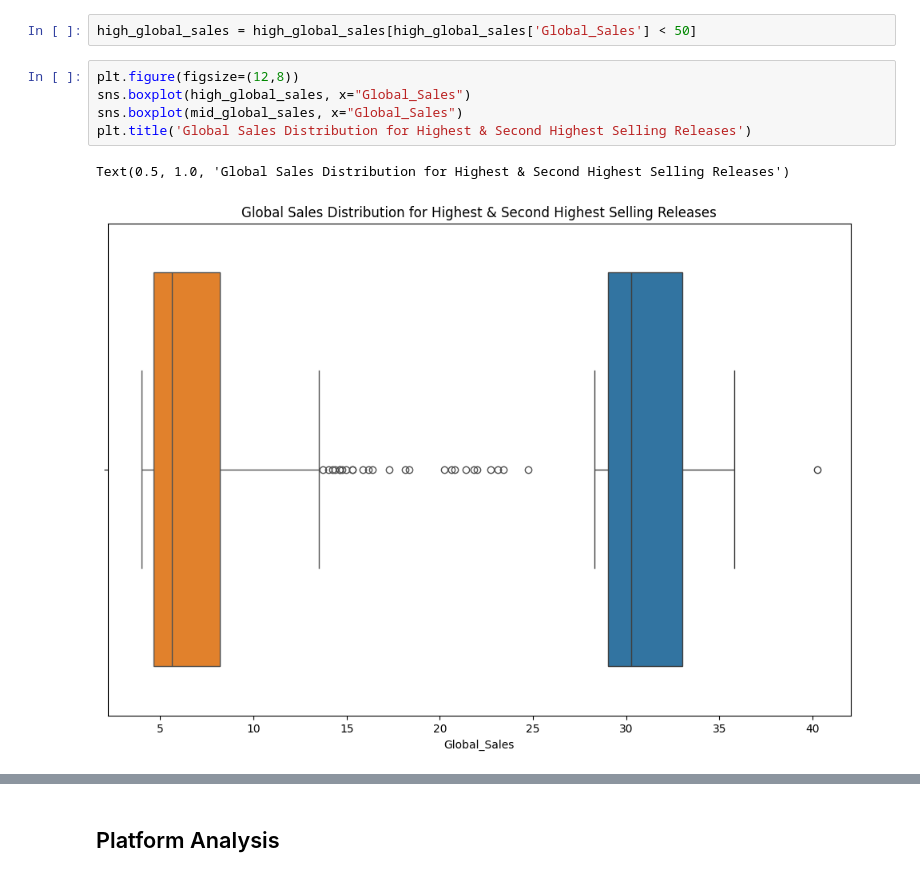
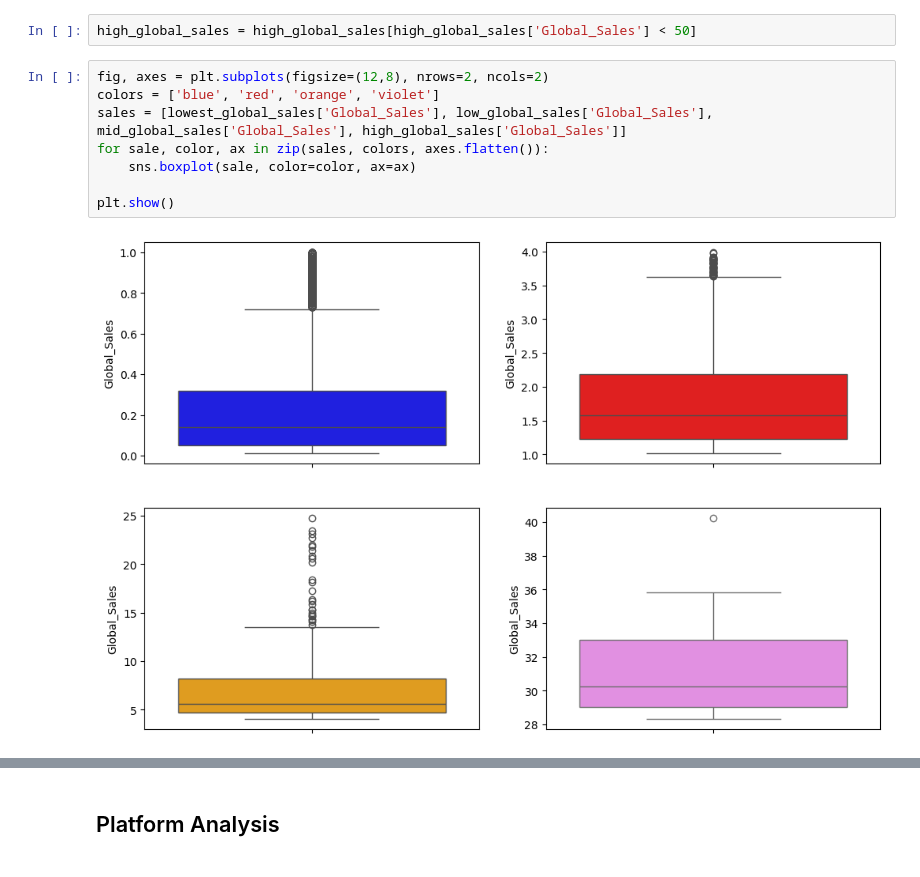
Before and after one commit to cafesmire/notebooks, a Jupyter notebook: video_game_sales/videogame_eda.ipynb, the cells around one changed output, grey strips where cells are left out. Drawn from its saved outputs; the diff is of its cells as text.

Commit message:
Add subplots to sales distributions

```diff
--- a/video_game_sales/videogame_eda.ipynb
+++ b/video_game_sales/videogame_eda.ipynb
@@ -151,13 +151,15 @@ lowest_global_sales
 # %%
 high_global_sales = high_global_sales[high_global_sales['Global_Sales'] < 50]
 # %%
-plt.figure(figsize=(12,8))
-sns.boxplot(high_global_sales, x="Global_Sales")
-sns.boxplot(mid_global_sales, x="Global_Sales")
-plt.title('Global Sales Distribution for Highest & Second Highest Selling Releases')
+fig, axes = plt.subplots(figsize=(12,8), nrows=2, ncols=2)
+colors = ['blue', 'red', 'orange', 'violet']
+sales = [lowest_global_sales['Global_Sales'], low_global_sales['Global_Sales'], mid_global_sales['Global_Sales'], high_global_sales['Global_Sales']]
+for sale, color, ax in zip(sales, colors, axes.flatten()):
+    sns.boxplot(sale, color=color, ax=ax)
+
+plt.show()
 # %% [output]
-Text(0.5, 1.0, 'Global Sales Distribution for Highest & Second Highest Selling Releases')
-[figure, old version]
+[figure, new version]
 # %%
 fig, ax = plt.subplots(figsize=(16,8))
 sns.boxplot(low_global_sales, x='Global_Sales')
```
Also changed, not shown: parts of 29 cells of this notebook.
